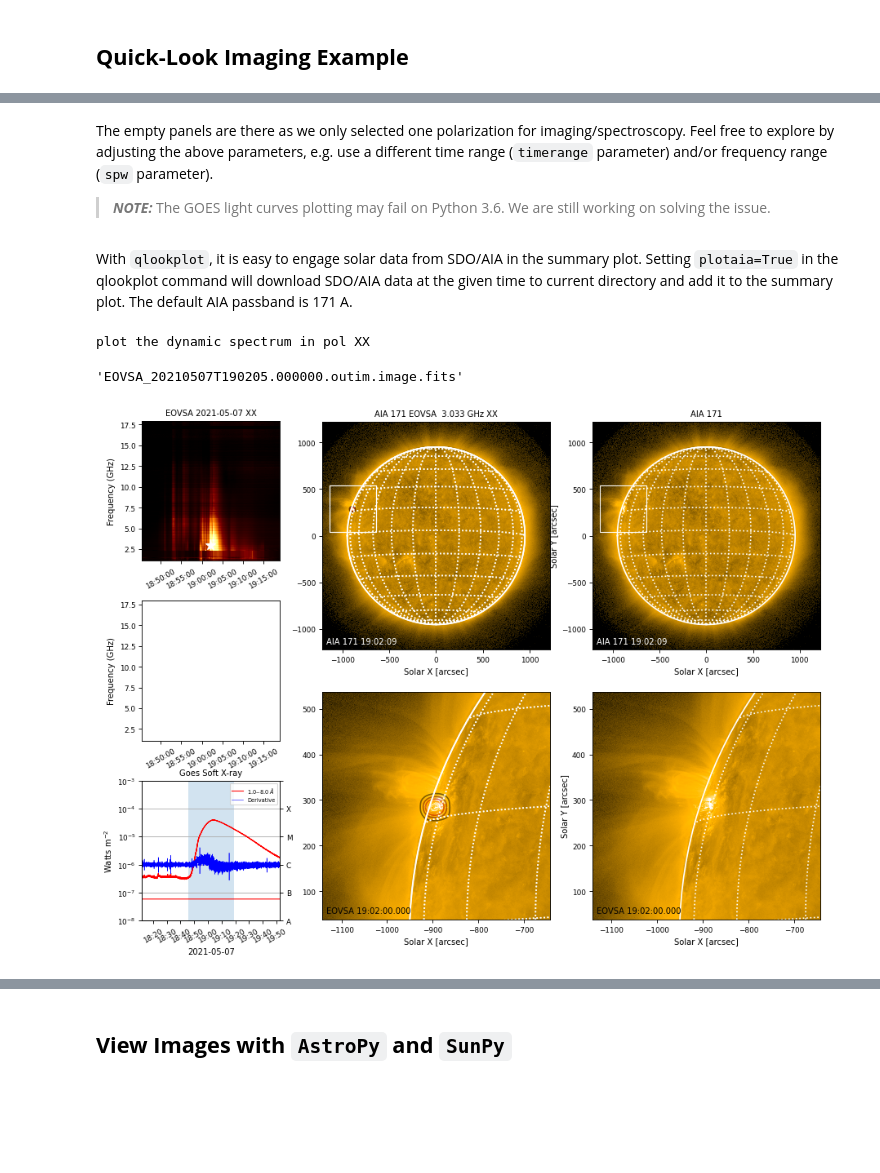
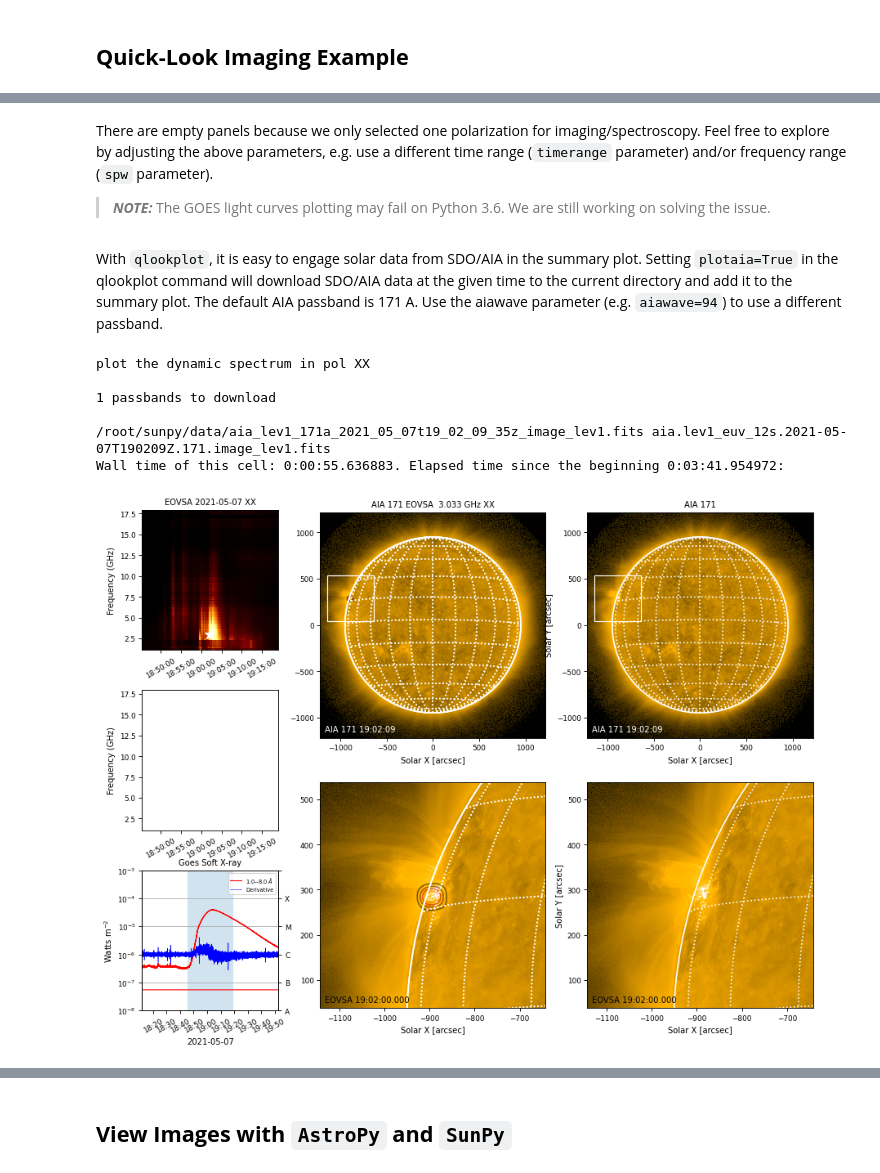
Before and after one commit to suncasa/suncasa-src, a Jupyter notebook: examples/EOVSA_tutorial_RHESSI2021.ipynb, the cells around one changed output, grey strips where cells are left out. Drawn from its saved outputs; the diff is of its cells as text; code cells hidden in the pictures; blank space fills up the shorter version.

```diff
--- a/examples/EOVSA_tutorial_RHESSI2021.ipynb
+++ b/examples/EOVSA_tutorial_RHESSI2021.ipynb
@@ -281,0 +331,8 @@ plotants(vis=visibility_data)
+# %%
+t0 = time.time()
+from casatasks import plotants
+plotants(vis=visibility_data)
+
+t_exec = time.time()-t0
+t_elapsed += t_exec
+print('Wall time of this cell: {}. Elapsed time since the beginning {}:'.format(datetime.timedelta(seconds=t_exec),datetime.timedelta(seconds=t_elapsed)))
@@ -285,12 +345,16 @@ The first module we introduce is [`dspec`](https://github.com/suncasa/suncasa-sr
 # %%
+## wall time of this cell is about 3s.
+t0 = time.time()
 from suncasa.utils import dspec as ds
 import time
-# The example below shows the cross-power spectrogram from a baseline selected using the parameter "bl"
-# bl = '4&9' means selecting a baseline from Antenna ID 4 (Antenna Name "eo05") correlating with Antenna ID 9 (Antenna Name "eo10") - c.f., listobs outputs
+# The example below shows the cross-power spectrogram from a baseline selected using the parameter "bl".
+# bl = '4&9' means selecting a baseline from Antenna ID 4 (Antenna Name "eo05") correlating with Antenna ID 9 (Antenna Name "eo10") - c.f., listobs outputs.
+# you can also use the "bl" parameter to select multiple baseline(s), i.e., bl='0&2;4&9;8&11'.
 specfile = visibility_data + '.dspec.npz'
-t0 = time.time()
-dspec = ds.get_dspec(vis=visibility_data, bl='4&9',domedian=True, specfile=specfile, usetbtool=True)
-t1 = time.time()
-print('The dynamic spectrum is generated in {:.1f} second'.format(t1-t0))
+dspec = ds.get_dspec(vis=visibility_data, bl='4&9', specfile=specfile, usetbtool=True)
 ds.plt_dspec(dspec, dmin=None, dmax=None, cmap='viridis', pol='XX')
+
+t_exec = time.time()-t0
+t_elapsed += t_exec
+print('Wall time of this cell: {}. Elapsed time since the beginning {}:'.format(datetime.timedelta(seconds=t_exec),datetime.timedelta(seconds=t_elapsed)))
 # %% [output]
@@ -306,8 +370,7 @@ Imaging EOVSA data involves image cleaning, as well as solar coordinate transfor
 # %%
-## in SunCASA
+## wall time of this cell is about 45s.
+t0 = time.time()
 from suncasa.utils import qlookplot as ql
-from importlib import reload
-reload(ql)
 ## (Optional) Supply the npz file of the dynamic spectrum from previous step.
 ## If not provided, the program will generate a new one from the visibility.
 ## set the time interval
@@ -320,6 +383,10 @@ stokes = 'XX'
 plotaia = False
 ql.qlookplot(vis=visibility_data, specfile=specfile, timerange=timerange, spw=spw, \
     stokes=stokes, plotaia=plotaia, restoringbeam=['30arcsec'])
+
+t_exec = time.time()-t0
+t_elapsed += t_exec
+print('Wall time of this cell: {}. Elapsed time since the beginning {}:'.format(datetime.timedelta(seconds=t_exec),datetime.timedelta(seconds=t_elapsed)))
 # %% [output]
 plot the dynamic spectrum in pol XX
 
@@ -333,18 +400,28 @@ fits file EOVSA_20210507T190205.000000.outim.image.fits selected
 [figure]
 # %% [markdown]
-The empty panels are there as we only selected one polarization for imaging/spectroscopy. Feel free to explore by adjusting the above parameters, e.g. use a different time range (`timerange` parameter) and/or frequency range (`spw` parameter).
+There are empty panels because we only selected one polarization for imaging/spectroscopy. Feel free to explore by adjusting the above parameters, e.g. use a different time range (`timerange` parameter) and/or frequency range (`spw` parameter).
 > **_NOTE:_** The GOES light curves plotting may fail on Python 3.6. We are still working on solving the issue.
 # %% [markdown]
-With `qlookplot`, it is easy to engage solar data from SDO/AIA in the summary plot. Setting `plotaia=True` in the qlookplot command will download SDO/AIA data at the given time to current directory and add it to the summary plot. The default AIA passband is 171 A.
+With `qlookplot`, it is easy to engage solar data from SDO/AIA in the summary plot. Setting `plotaia=True` in the qlookplot command will download SDO/AIA data at the given time to the current directory and add it to the summary plot. The default AIA passband is 171 A. Use the aiawave parameter (e.g. `aiawave=94`) to use a different passband.
 # %%
-## in SunCASA
+## the wall time of this cell is about 55s.
+t0 = time.time()
 ## set overwrite=False to use the radio image from previous step.
 overwrite = False
+## read the file name from the previous cell
 outfits = 'EOVSA_20210507T190205.000000.outim.image.fits'
 ql.qlookplot(vis=visibility_data, specfile=specfile, timerange=timerange, spw=spw, \
     stokes=stokes, plotaia=True, outfits = outfits, overwrite=overwrite, restoringbeam=['30arcsec'])
+
+t_exec = time.time()-t0
+t_elapsed += t_exec
+print('Wall time of this cell: {}. Elapsed time since the beginning {}:'.format(datetime.timedelta(seconds=t_exec),datetime.timedelta(seconds=t_elapsed)))
 # %% [output]
 plot the dynamic spectrum in pol XX
+
+1 passbands to download
+
+/root/sunpy/data/aia_lev1_171a_2021_05_07t19_02_09_35z_image_lev1.fits aia.lev1_euv_12s.2021-05-07T190209Z.171.image_lev1.fits
+Wall time of this cell: 0:00:55.636883. Elapsed time since the beginning 0:03:41.954972:
-'EOVSA_20210507T190205.000000.outim.image.fits'
-[figure, old version]
+[figure, new version]
 # %% [markdown]
```
Also changed, not shown: parts of 32 cells of this notebook.
